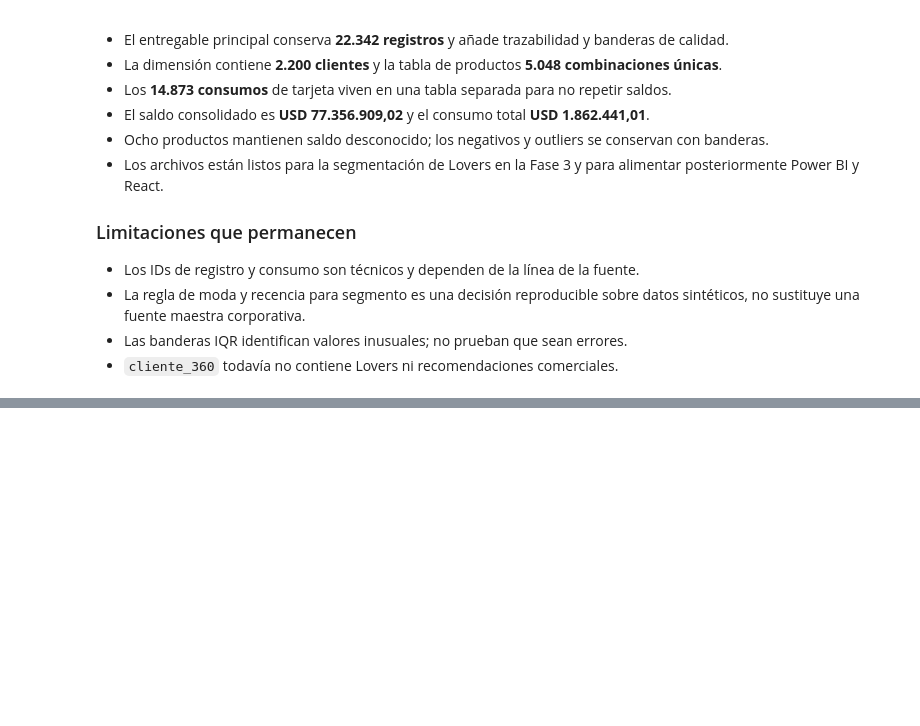
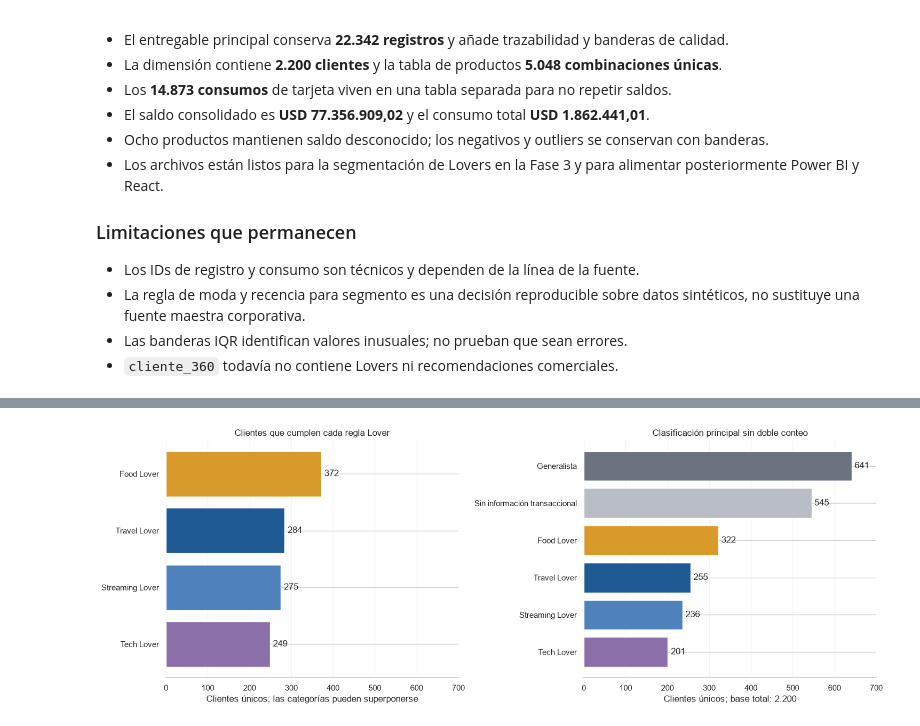
Before and after one commit to gabrandr/prueba-tecnica-especialista-analitica, a Jupyter notebook: analysis/analysis.ipynb, the cells around one changed output, grey strips where cells are left out. Cells and saved outputs as stored; diff of their text form; code cells hidden in the pictures; blank space fills up the shorter version.

Commit message:
feat: segmentar lovers y documentar insights

```diff
--- a/analysis/analysis.ipynb
+++ b/analysis/analysis.ipynb
@@ -2042,0 +2353,40 @@ Todas las validaciones de la Fase 2 se ejecutaron correctamente.
+# %%
+figure, axes = plt.subplots(1, 2, figsize=(15, 5.5))
+lover_colors = ["#1F5A94", "#4F81BD", "#D79A2B", "#8A6FA8"]
+
+candidate_plot = lover_candidate_counts.sort_values()
+candidate_bars = axes[0].barh(
+    candidate_plot.index,
+    candidate_plot.values,
+    color=[lover_colors[LOVER_ORDER.index(label)] for label in candidate_plot.index],
+)
+axes[0].bar_label(candidate_bars, padding=4, fmt="{:,.0f}")
+axes[0].set_title("Clientes que cumplen cada regla Lover")
+axes[0].set_xlabel("Clientes únicos; las categorías pueden superponerse")
+axes[0].set_ylabel("")
+
+principal_colors = {
+    **dict(zip(LOVER_ORDER, lover_colors)),
+    GENERALIST_LABEL: "#6B7280",
+    NO_TRANSACTION_LABEL: "#B8BDC6",
+}
+principal_plot = principal_distribution.sort_values()
+principal_bars = axes[1].barh(
+    principal_plot.index,
+    principal_plot.values,
+    color=[principal_colors[label] for label in principal_plot.index],
+)
+axes[1].bar_label(principal_bars, padding=4, fmt="{:,.0f}")
+axes[1].set_title("Clasificación principal sin doble conteo")
+axes[1].set_xlabel("Clientes únicos; base total: 2.200")
+axes[1].set_ylabel("")
+
+for axis in axes:
+    axis.grid(axis="x", alpha=0.2)
+    axis.spines[["top", "right", "left"]].set_visible(False)
+    axis.set_xlim(0, max(axis.get_xlim()[1], 700))
+
+plt.tight_layout()
+plt.show()
+# %% [output]
+[figure, added]
```
Also changed, not shown: parts of 19 cells of this notebook, 6 other files.
